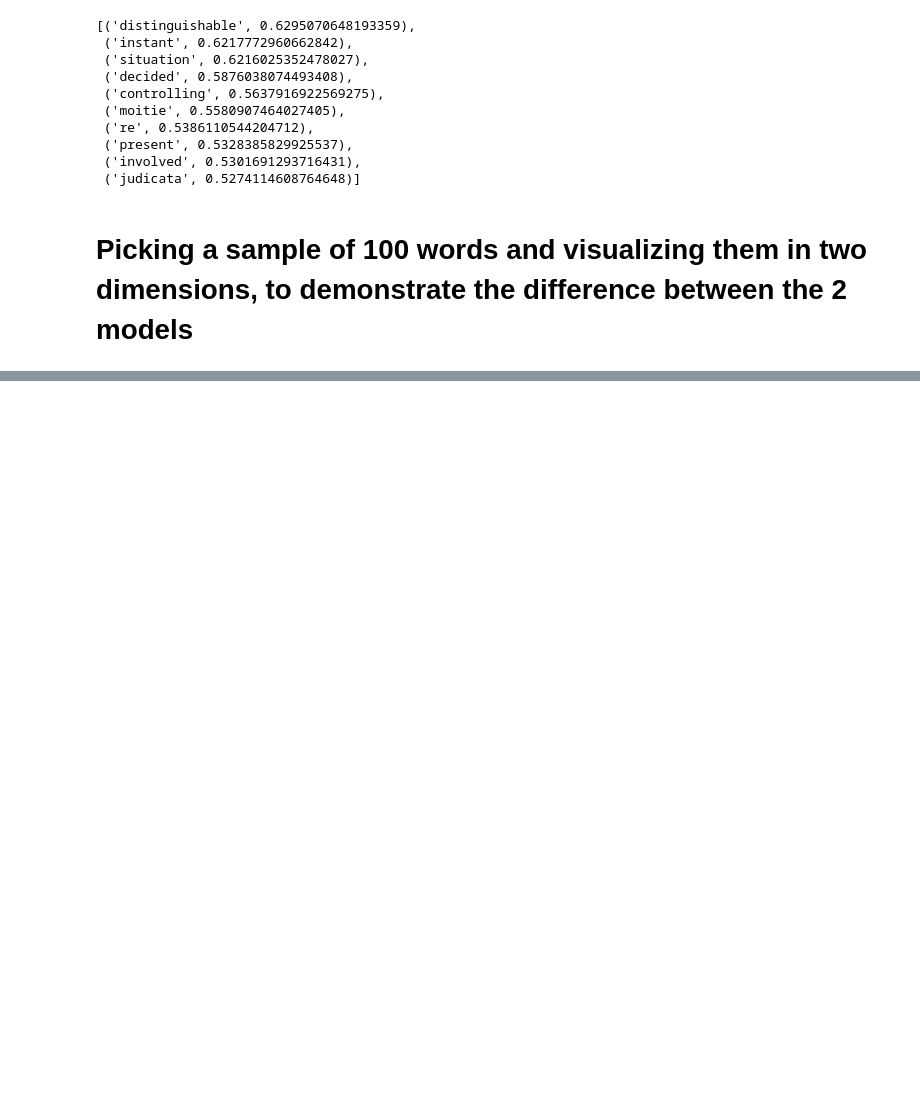
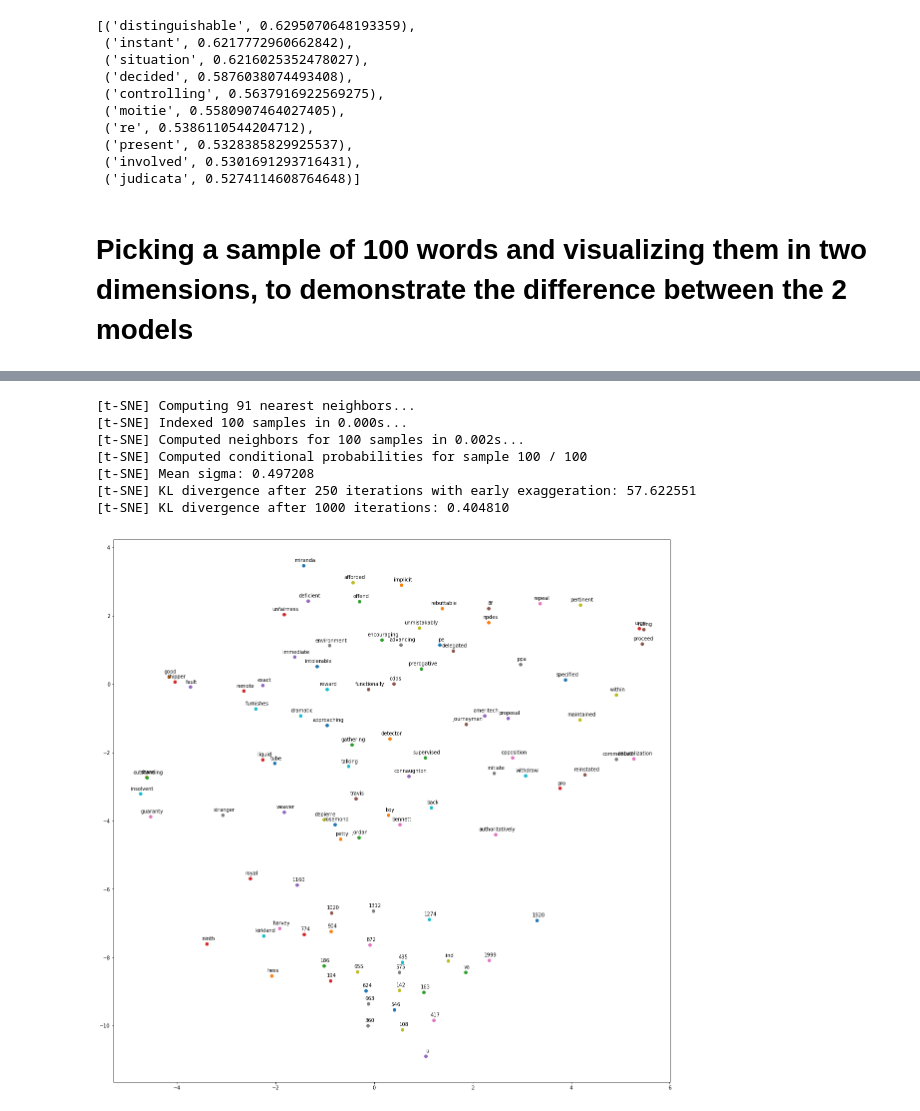
Before and after one commit to panispani/ProblemSets, a Jupyter notebook: Problem Set 3.ipynb, the cells around one changed output, grey strips where cells are left out. Drawn from its saved outputs; the diff is of its cells as text; code cells hidden in the pictures; blank space fills up the shorter version.

```diff
--- a/Problem Set 3.ipynb
+++ b/Problem Set 3.ipynb
@@ -173,0 +211,13 @@ w2v_big.wv.most_similar('case')
+# %%
+# BIG window
+words_big = sample(w2v_big.wv.index2entity, 100)
+plot_words(words_big, w2v_big.wv)
+# %% [output]
+[t-SNE] Computing 91 nearest neighbors...
+[t-SNE] Indexed 100 samples in 0.000s...
+[t-SNE] Computed neighbors for 100 samples in 0.002s...
+[t-SNE] Computed conditional probabilities for sample 100 / 100
+[t-SNE] Mean sigma: 0.497208
+[t-SNE] KL divergence after 250 iterations with early exaggeration: 57.622551
+[t-SNE] KL divergence after 1000 iterations: 0.404810
+[figure, added]
```
Also changed, not shown: parts of 4 cells of this notebook.
